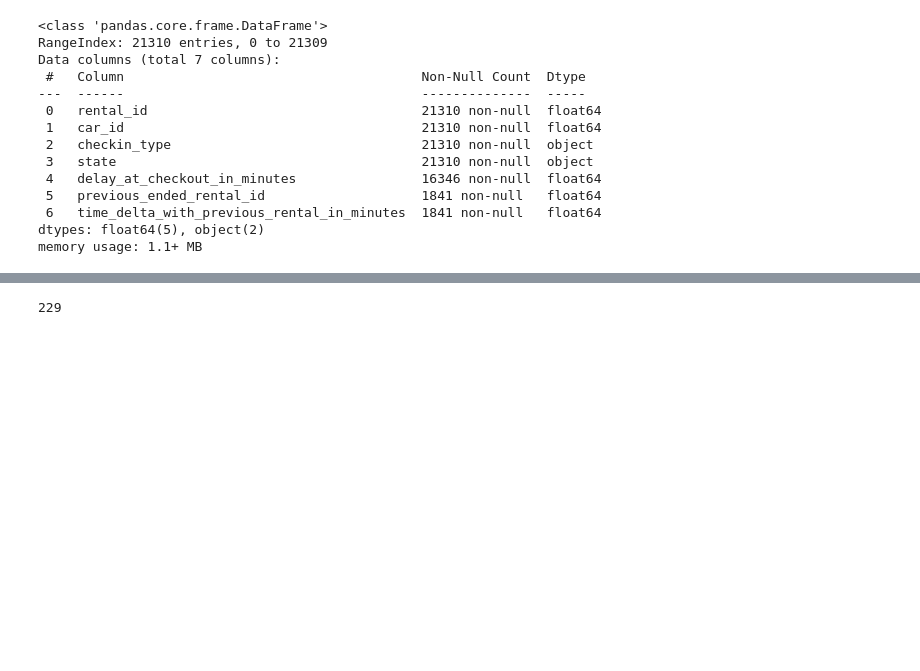
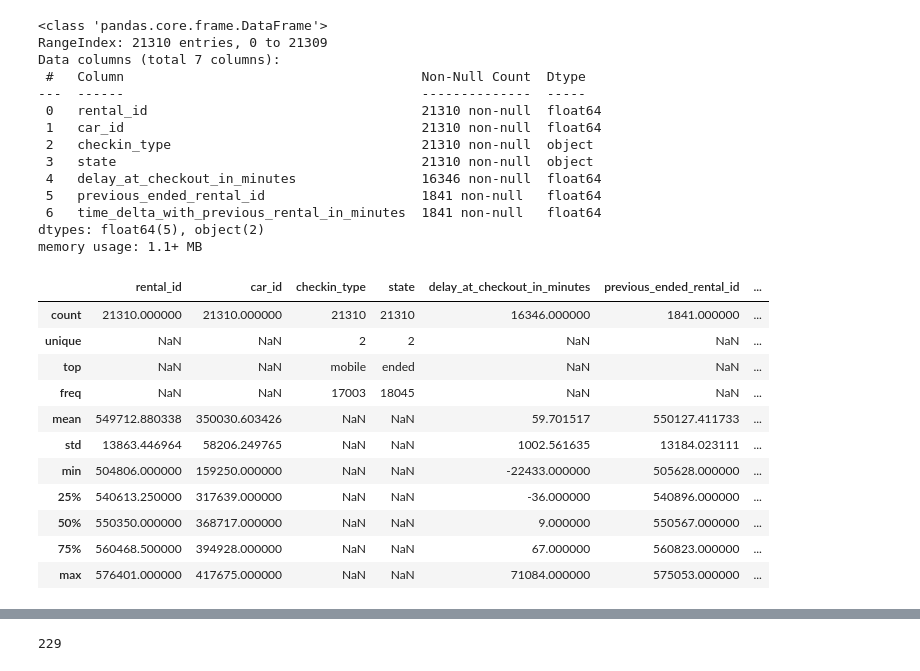
Before and after one commit to dafrd/getaround, a Jupyter notebook: EDA.ipynb, the cells around one changed output, grey strips where cells are left out. Cells and saved outputs as stored; diff of their text form; code cells hidden in the pictures; blank space fills up the shorter version.

```diff
--- a/EDA.ipynb
+++ b/EDA.ipynb
@@ -68,6 +68,21 @@ Data columns (total 7 columns):
  6   time_delta_with_previous_rental_in_minutes  1841 non-null   float64
 dtypes: float64(5), object(2)
 memory usage: 1.1+ MB
+# %%
+delay_df.describe(include="all")
+# %% [output]
+|  | rental_id | car_id | checkin_type | state | delay_at_checkout_in_minutes | previous_ended_rental_id | ... |
+| count | 21310.000000 | 21310.000000 | 21310 | 21310 | 16346.000000 | 1841.000000 | ... |
+| unique | NaN | NaN | 2 | 2 | NaN | NaN | ... |
+| top | NaN | NaN | mobile | ended | NaN | NaN | ... |
+| freq | NaN | NaN | 17003 | 18045 | NaN | NaN | ... |
+| mean | 549712.880338 | 350030.603426 | NaN | NaN | 59.701517 | 550127.411733 | ... |
+| std | 13863.446964 | 58206.249765 | NaN | NaN | 1002.561635 | 13184.023111 | ... |
+| min | 504806.000000 | 159250.000000 | NaN | NaN | -22433.000000 | 505628.000000 | ... |
+| 25% | 540613.250000 | 317639.000000 | NaN | NaN | -36.000000 | 540896.000000 | ... |
+| 50% | 550350.000000 | 368717.000000 | NaN | NaN | 9.000000 | 550567.000000 | ... |
+| 75% | 560468.500000 | 394928.000000 | NaN | NaN | 67.000000 | 560823.000000 | ... |
+| max | 576401.000000 | 417675.000000 | NaN | NaN | 71084.000000 | 575053.000000 | ... |
 # %%
 #Late checkout figures
 
```
Also changed, not shown: parts of 2 cells of this notebook, 4 other files.
